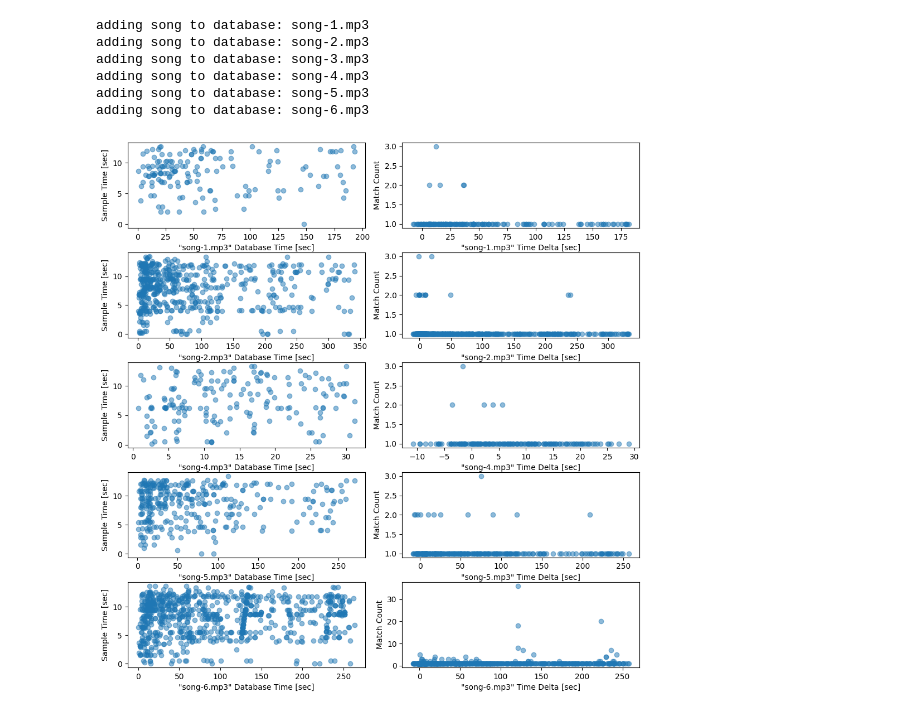
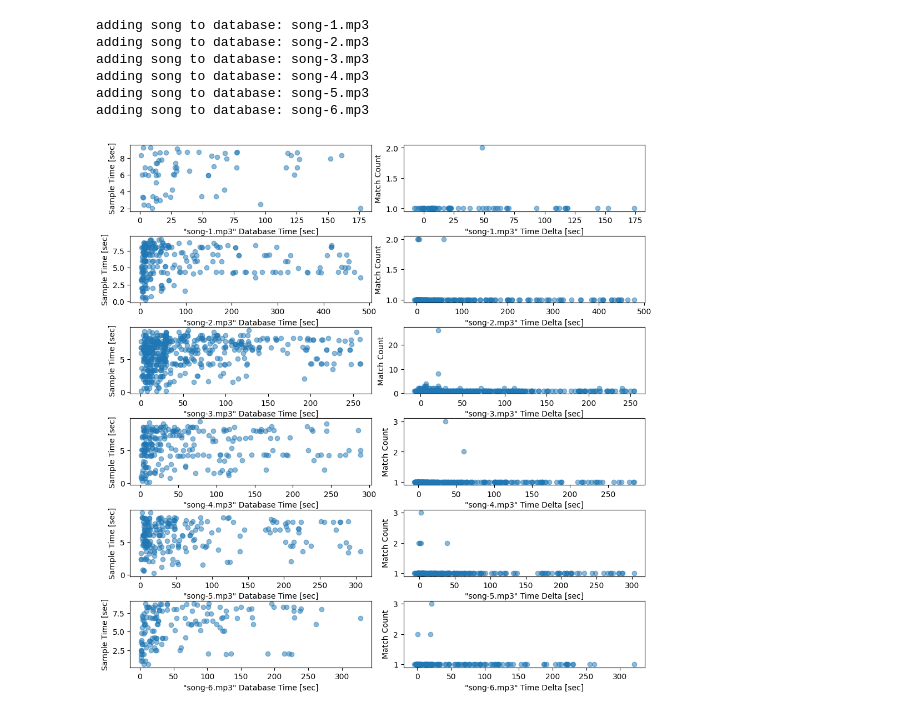
Before and after one commit to psmason/shazam-notebook, a Jupyter notebook: Shazam Algorithm.ipynb, the cells around one changed output. Saved outputs shown, nothing was run; the diff lists cells and outputs as text; code cells hidden in the pictures.

```diff
--- a/Shazam Algorithm.ipynb
+++ b/Shazam Algorithm.ipynb
@@ -66,7 +58,8 @@ plot_peaks("./sample.mp3")
 # %% [output]
 [figure]
 # %%
-"""For each anchor point, compute hashes in a target zone."""
+# Relative to an anchor, return points within a target zone appropriate
+# for fingerprint constellations.
 def extract_target_zone(anchor_point, peak_points):
     target_t_interval = (anchor_point[0]+0.1, anchor_point[0]+2)
     target_f_interval = (max(0,anchor_point[1]-500), anchor_point[1]+500)
@@ -100,29 +93,10 @@ def compute_target_zone_fingerprints(anchor_point, target_zone_points):
     return fingerprints
 
 def compute_fingerprints(f, t, Sxx):
-    peak_points = extract_peaks_v2(f, t, Sxx)
+    peak_points = extract_peaks(f, t, Sxx)
     fingerprints = []
     for i in range(peak_points.shape[1]):
         anchor_point = peak_points[:,i]
         fingerprints += compute_target_zone_fingerprints(anchor_point,
                                                          extract_target_zone(anchor_point, peak_points))
     return fingerprints
-
-def build_song_db(mp3s):
-    song_db = {}
-    for mp3 in mp3s:
-        print("adding song to database:", mp3)
-        loaded_song = AudioSegment.from_mp3(mp3)
-        for f in compute_fingerprints(*signal.spectrogram(np.array(loaded_song.get_array_of_samples()),
-                                       loaded_song.frame_rate)):
-            db_key = (f[0], f[1], f[2])
-            if db_key in song_db:
-                if mp3 in song_db[db_key]:
-                    song_db[db_key][mp3].append(f[3])
-                else:
-                    song_db[db_key][mp3] = [f[3]]
-            else:
-                song_db[db_key] = {mp3: [f[3]]}
-    return song_db
-
-song_db = build_song_db(["song-1.mp3"])
@@ -131,5 +126,5 @@ adding song to database: song-1.mp3
 # %%
-"""Testing against a subsample of the original song."""
+# Given a sample, check the database for potential matches.
 def check_db_for_matches(song_db, raw_sample, raw_sample_frame_rate):
     sample_fingerprints = compute_fingerprints(*signal.spectrogram(np.array(raw_sample),
                                                                    raw_sample_frame_rate))
@@ -150,6 +145,7 @@ def check_db_for_matches(song_db, raw_sample, raw_sample_frame_rate):
                         }
     return matches
 
+# This histogram places where the sample aligns with a complete song.
 def build_match_histogram(matches):
     matching_histogram = {}
     for song in matches:
@@ -168,6 +164,9 @@ def build_match_histogram(matches):
 
 def plot_match_results(matches):
     matching_songs = sorted(list(matches.keys()))
+    if len(matching_songs) == 0:
+        print('no matching song')
+        return
     fig, ax = plt.subplots(len(matching_songs), 2, figsize=(10,10))
     ax = np.reshape(ax, (-1, 2))
     fig.tight_layout()
@@ -189,9 +188,3 @@ def plot_match_results(matches):
         ax[i, 1].set_ylabel('Match Count')
         ax[i, 1].set_xlabel('"{}" Time Delta [sec]'.format(target_song))
     plt.show()
-
-loaded_song = AudioSegment.from_mp3("song-1.mp3")
-test_sample = loaded_song.get_array_of_samples()
-matches = check_db_for_matches(song_db, test_sample[loaded_song.frame_rate*58:loaded_song.frame_rate*68],
-                               loaded_song.frame_rate)
-plot_match_results(matches)
@@ -208,10 +208,12 @@ adding song to database: song-4.mp3
 adding song to database: song-5.mp3
 adding song to database: song-6.mp3
 # %%
-test_song = AudioSegment.from_mp3("song-6.mp3")
+# TEST 2: does a perfect sample (extracted from a loaded song)
+# best match with a database having multiple songs?
+test_song = AudioSegment.from_mp3("song-3.mp3")
 test_sample = test_song.get_array_of_samples()
-matches = check_db_for_matches(song_db, test_sample[test_song.frame_rate*121:test_song.frame_rate*135],
+matches = check_db_for_matches(song_db, test_sample[test_song.frame_rate*21:test_song.frame_rate*31],
                                test_song.frame_rate)
 plot_match_results(matches)
 # %% [output]
-[figure, old version]
+[figure, new version]
```
Also changed, not shown: parts of 15 cells of this notebook.
